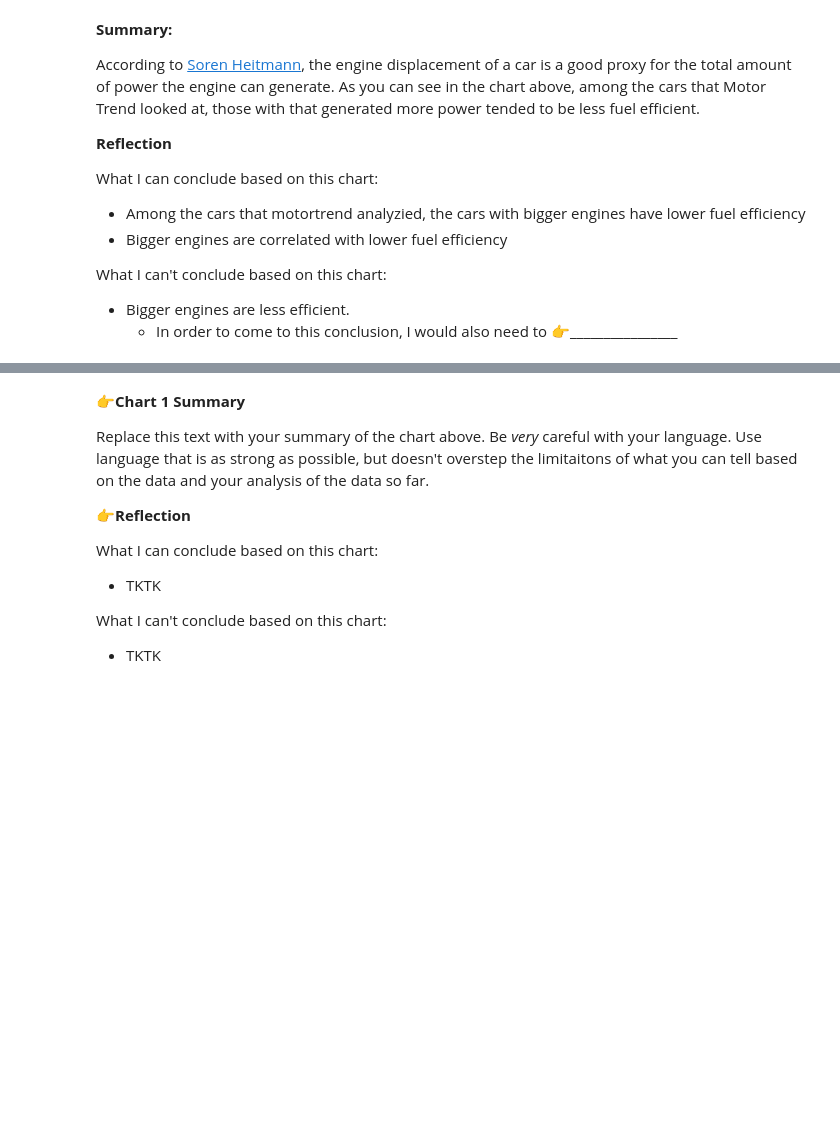
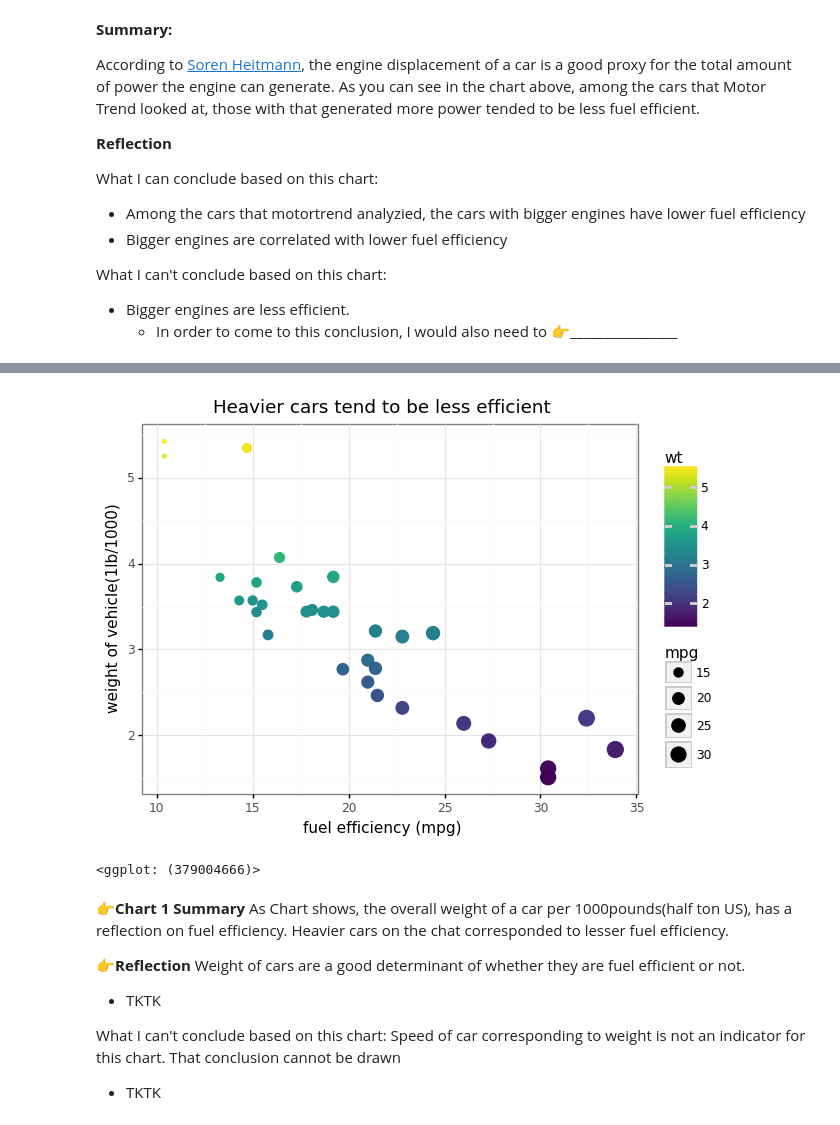
Before and after one commit to code4journalism/learning-plotnine-stephenanti, a Jupyter notebook: practice-plotnine.ipynb, the cells around one changed output, grey strips where cells are left out. Saved outputs shown, nothing was run; the diff lists cells and outputs as text; code cells hidden in the pictures; blank space fills up the shorter version.

```diff
--- a/practice-plotnine.ipynb
+++ b/practice-plotnine.ipynb
@@ -103,14 +117,33 @@ What I can't conclude based on this chart:
+# %%
+(
+    ggplot(mtcars,                                                # data
+        aes('mpg', 'wt'))                                         # aesthetics
+        + geom_point(aes(color = 'wt',size ='mpg'))               # geometry
+        + theme_bw()
+        + labs(
+            title = "Heavier cars tend to be less efficient",
+            y = "weight of vehicle(1lb/1000)",
+            x = "fuel efficiency (mpg)"
+        )
+)
+
+
+
+
+#geom_point(aes(color = 'wt', size = 'mpg'))
+# %% [output]
+[figure, added]
+<ggplot: (379004666)>
 # %% [markdown]
 **👉Chart 1 Summary**
-
-Replace this text with your summary of the chart above. Be _very_ careful with your language. Use language that is as strong as possible, but doesn't overstep the limitaitons of what you can tell based on the data and your analysis of the data so far.
+As Chart shows, the overall weight of a car per 1000pounds(half ton US), has a reflection on fuel efficiency. Heavier cars on the chat corresponded to lesser fuel efficiency.
 
 **👉Reflection**
-
-What I can conclude based on this chart:
+Weight of cars are a good determinant of whether they are fuel efficient or not.
 - TKTK
 
 What I can't conclude based on this chart:
+Speed of car corresponding to weight is not an indicator for this chart. That conclusion cannot be drawn
 - TKTK
 # %%
 # 👉Chart 2
```
Also changed, not shown: parts of 8 cells of this notebook.
